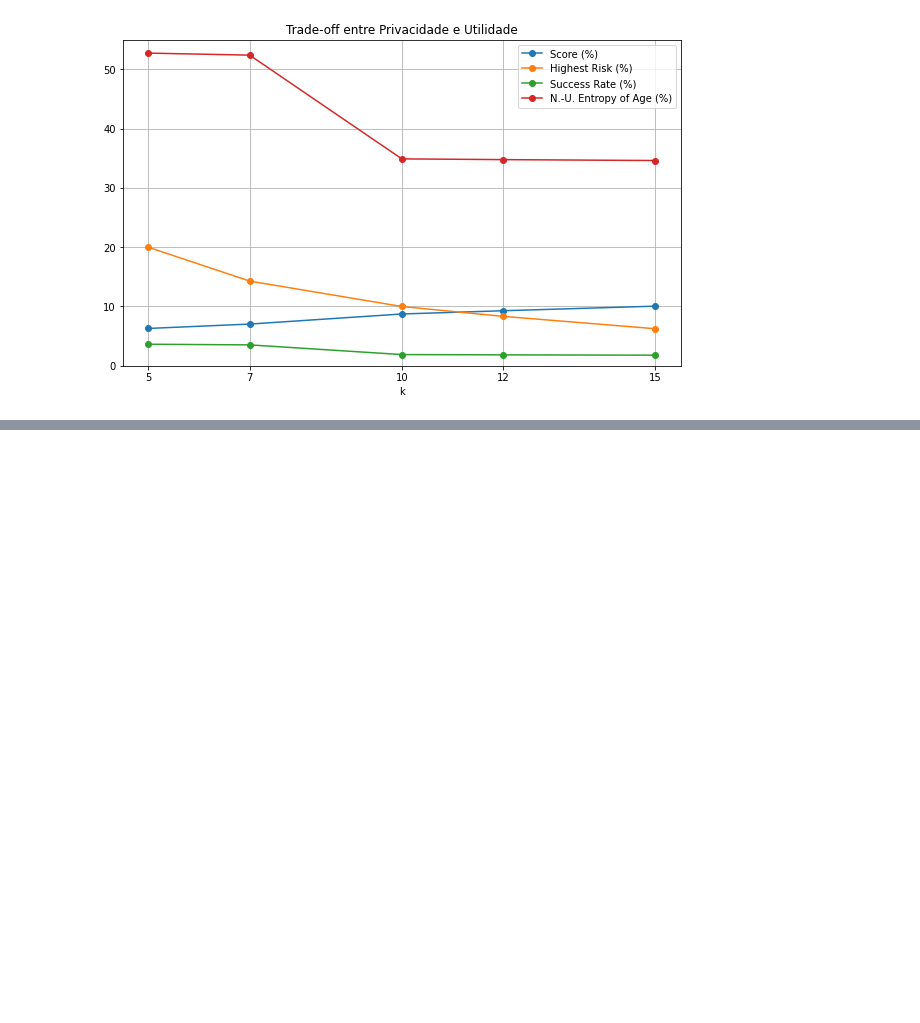
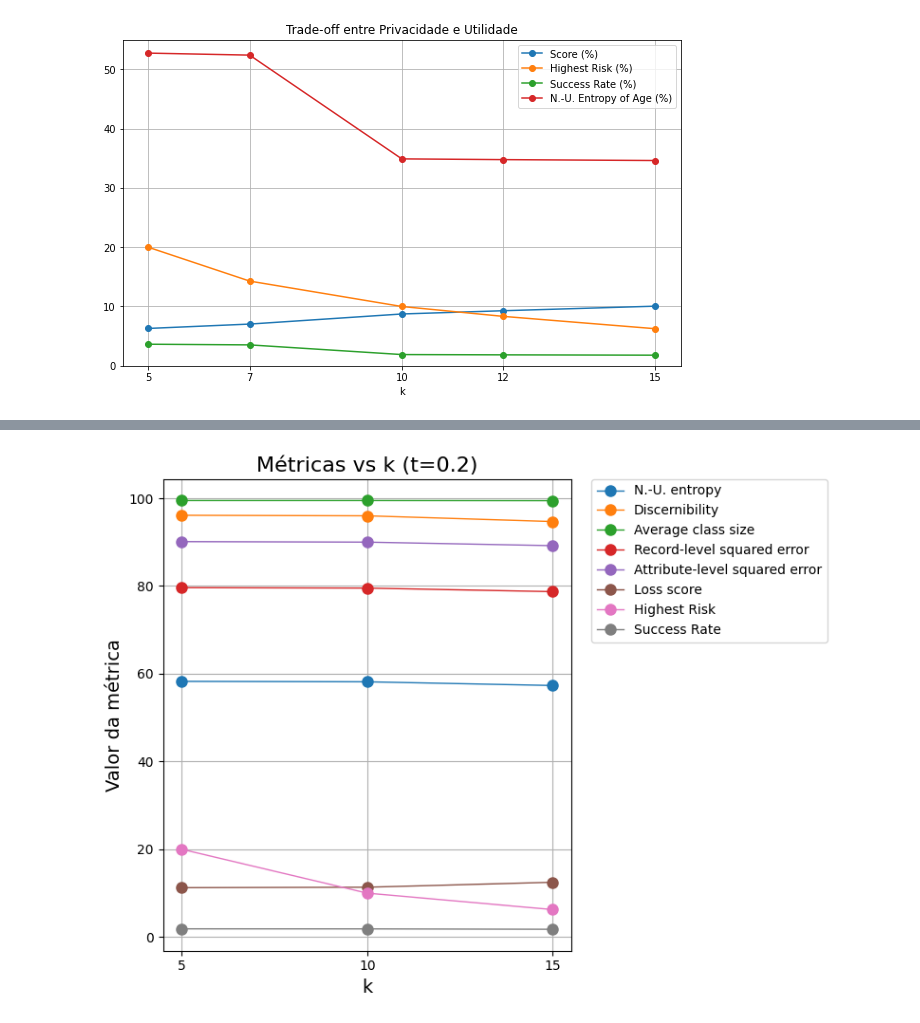
Before and after one commit to matildesimoes/privacidade, a Jupyter notebook: privacidade.ipynb, the cells around one changed output, grey strips where cells are left out. Cells and saved outputs as stored; diff of their text form; code cells hidden in the pictures; blank space fills up the shorter version.

```diff
--- a/privacidade.ipynb
+++ b/privacidade.ipynb
@@ -200,0 +355,26 @@ plt.show()
+# %%
+# Carregar os dados
+df = pd.read_csv("results_02.csv")
+
+# Selecionar métricas (excluindo 'k' e 't')
+metrics = df.columns.drop(['k', 't'])
+
+# Criar gráfico maior e mais claro
+plt.figure(figsize=(8, 6))  # Aumenta o tamanho da figura
+
+for metric in metrics:
+    plt.plot(df['k'], df[metric], marker='o', linewidth=1, markersize=8, label=metric)
+
+plt.xticks(df['k'])  # Mostrar só os ks disponíveis
+plt.title(f'Métricas vs k (t={df["t"].iloc[0]})', fontsize=16)
+plt.xlabel('k', fontsize=14)
+plt.ylabel('Valor da métrica', fontsize=14)
+plt.grid(True)
+
+# Mover a legenda para fora do gráfico
+plt.legend(bbox_to_anchor=(1.05, 1), loc='upper left', borderaxespad=0., fontsize=10)
+
+plt.tight_layout()
+plt.show()
+# %% [output]
+[figure, added]
```
Also changed, not shown: parts of 3 cells of this notebook, 3 other files.
